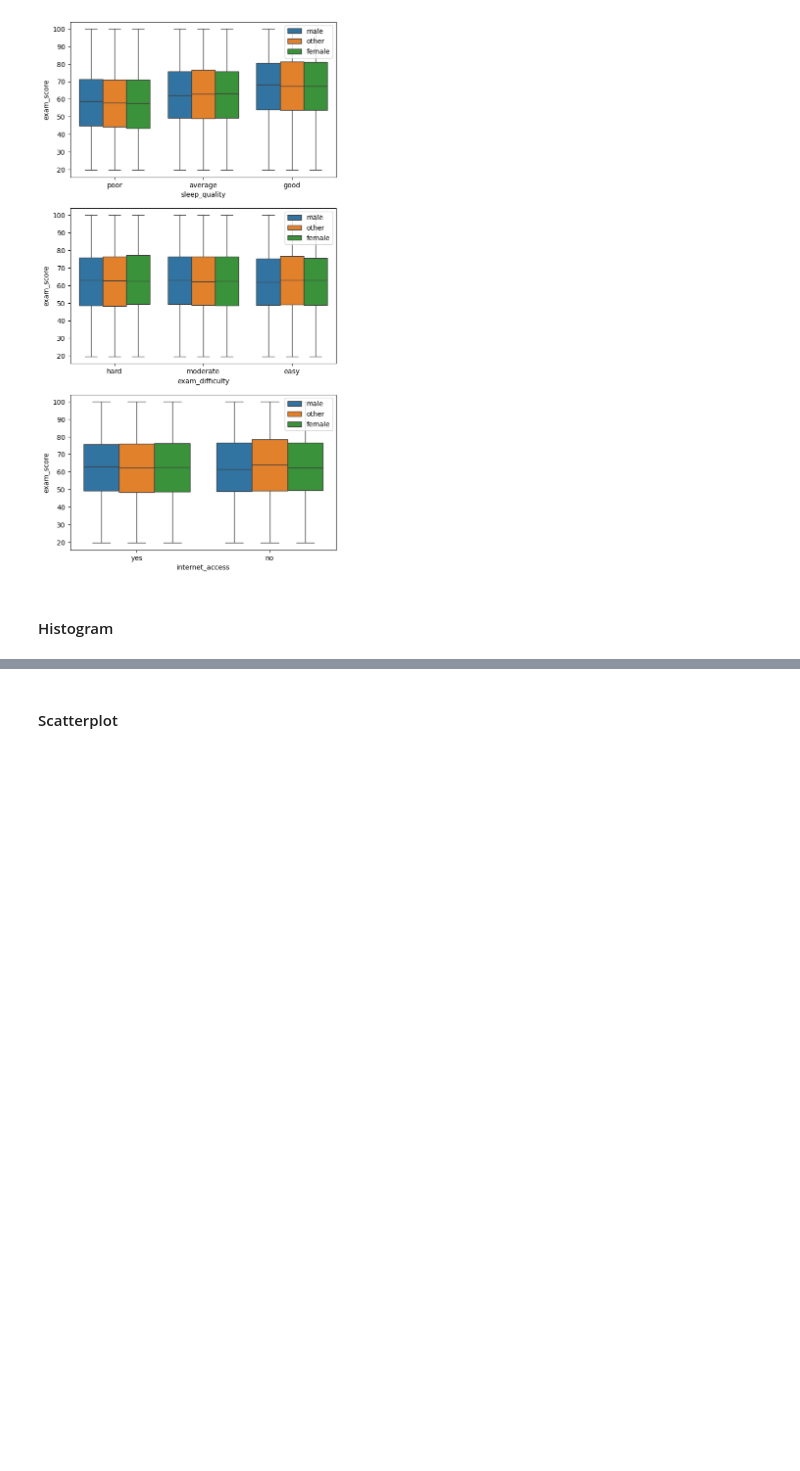
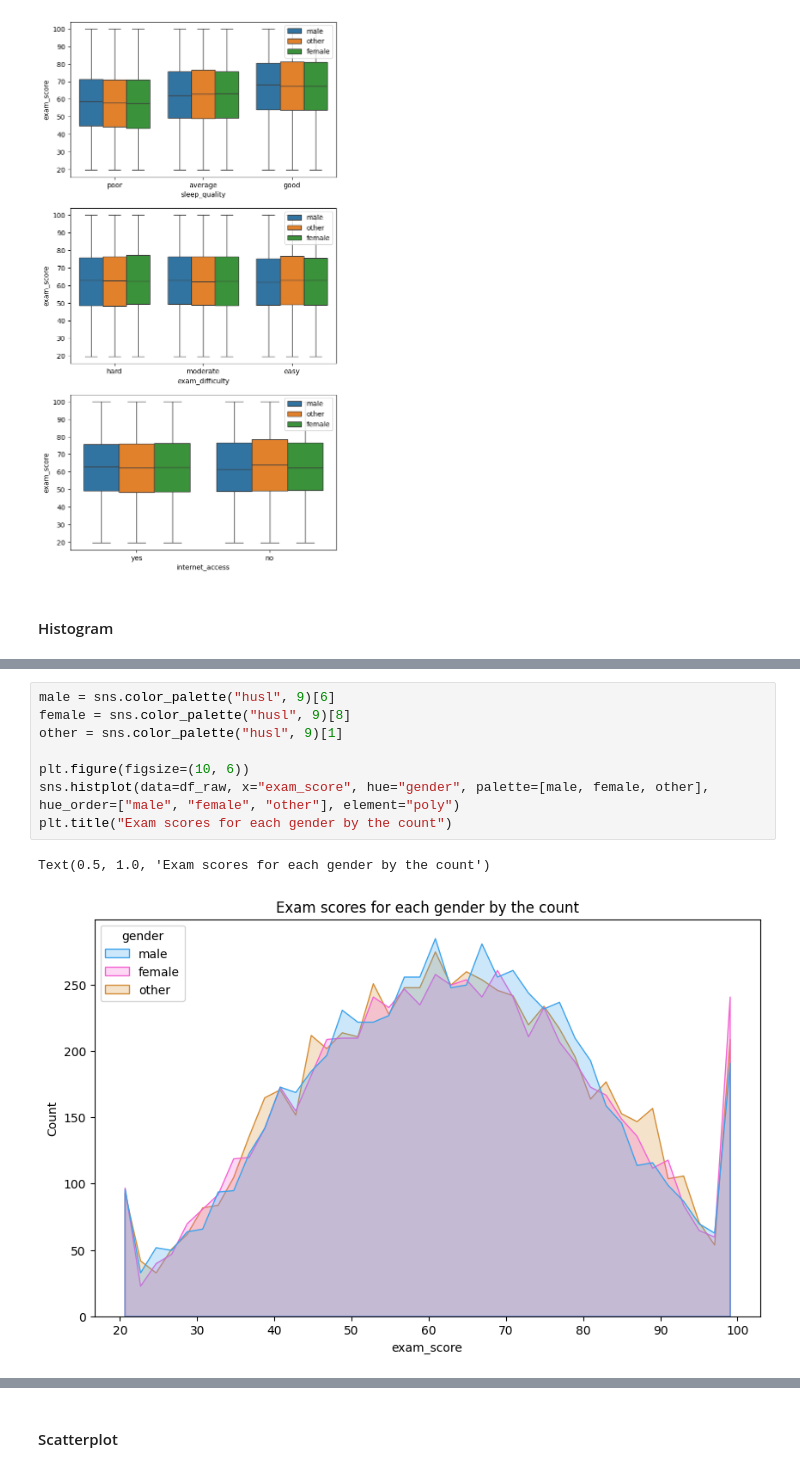
Before and after one commit to javokhircoding/ExamScorePrediction, a Jupyter notebook: src/main.ipynb, the cells around one changed output, grey strips where cells are left out. Cells and saved outputs as stored; diff of their text form; blank space fills up the shorter version.

```diff
--- a/src/main.ipynb
+++ b/src/main.ipynb
@@ -144,0 +155,11 @@ ax.legend(loc="upper right")
+# %%
+male = sns.color_palette("husl", 9)[6]
+female = sns.color_palette("husl", 9)[8]
+other = sns.color_palette("husl", 9)[1]
+
+plt.figure(figsize=(10, 6))
+sns.histplot(data=df_raw, x="exam_score", hue="gender", palette=[male, female, other], hue_order=["male", "female", "other"], element="poly")
+plt.title("Exam scores for each gender by the count")
+# %% [output]
+Text(0.5, 1.0, 'Exam scores for each gender by the count')
+[figure, added]
```
Also changed, not shown: parts of 3 cells of this notebook.
